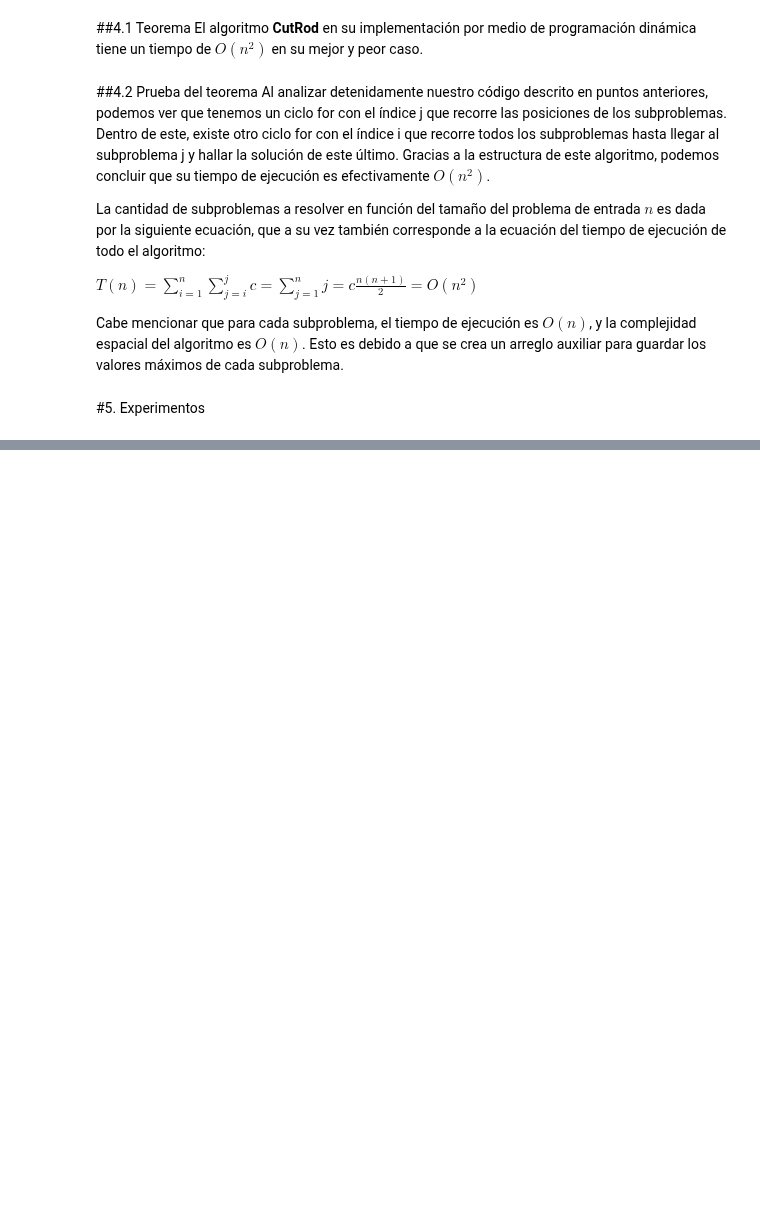
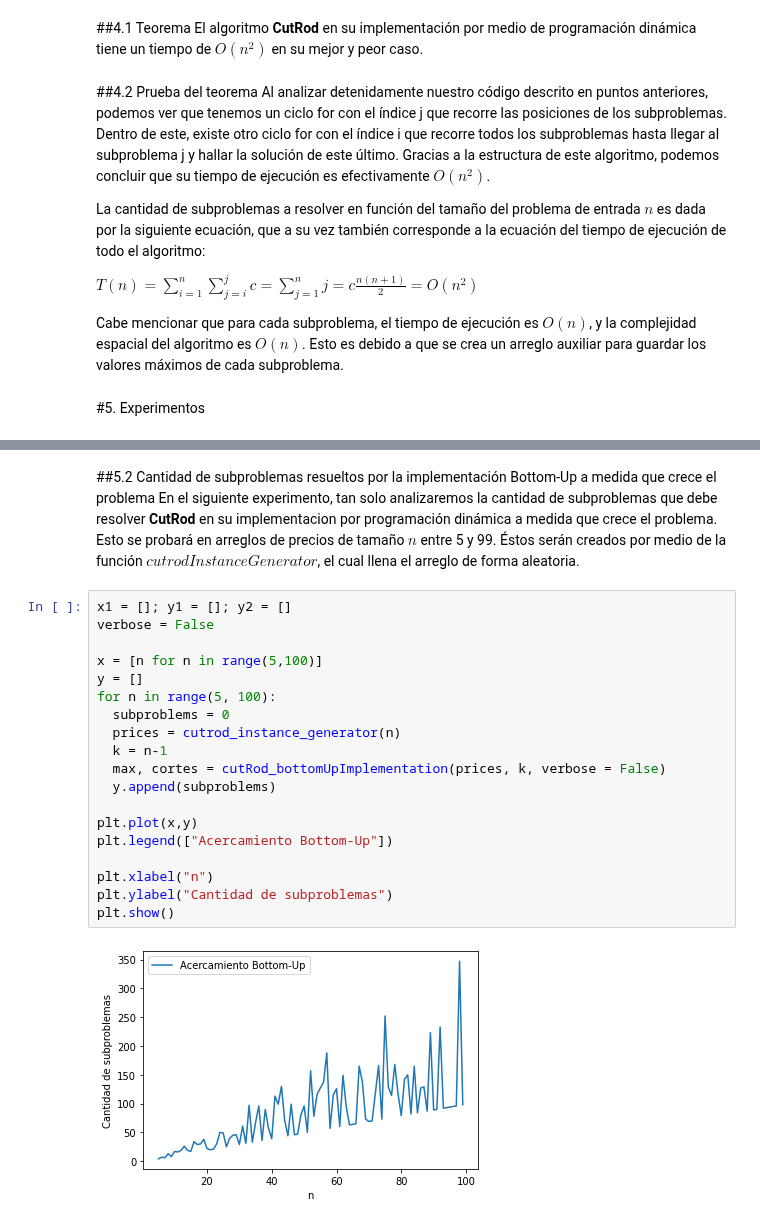
Before and after one commit to Sylver640/ADA-Informes, a Jupyter notebook: Informe_CutRod.ipynb, the cells around one changed output, grey strips where cells are left out. Drawn from its saved outputs; the diff is of its cells as text; blank space fills up the shorter version.

```diff
--- a/Informe_CutRod.ipynb
+++ b/Informe_CutRod.ipynb
@@ -338,0 +374,24 @@ Cabe mencionar que para cada subproblema, el tiempo de ejecución es $O(n)$, y l
+# %% [markdown]
+##5.2 Cantidad de subproblemas resueltos por la implementación Bottom-Up a medida que crece el problema
+En el siguiente experimento, tan solo analizaremos la cantidad de subproblemas que debe resolver **CutRod** en su implementacion por programación dinámica a medida que crece el problema. Esto se probará en arreglos de precios de tamaño $n$ entre 5 y 99. Éstos serán creados por medio de la función $cutrodInstanceGenerator$, el cual llena el arreglo de forma aleatoria.
+# %%
+x1 = []; y1 = []; y2 = []
+verbose = False
+
+x = [n for n in range(5,100)]
+y = []
+for n in range(5, 100):
+  subproblems = 0
+  prices = cutrod_instance_generator(n)
+  k = n-1
+  max, cortes = cutRod_bottomUpImplementation(prices, k, verbose = False)
+  y.append(subproblems)
+
+plt.plot(x,y)
+plt.legend(["Acercamiento Bottom-Up"])
+
+plt.xlabel("n")
+plt.ylabel("Cantidad de subproblemas")
+plt.show()
+# %% [output]
+[figure, added]
```
Also changed, not shown: parts of 4 cells of this notebook.
